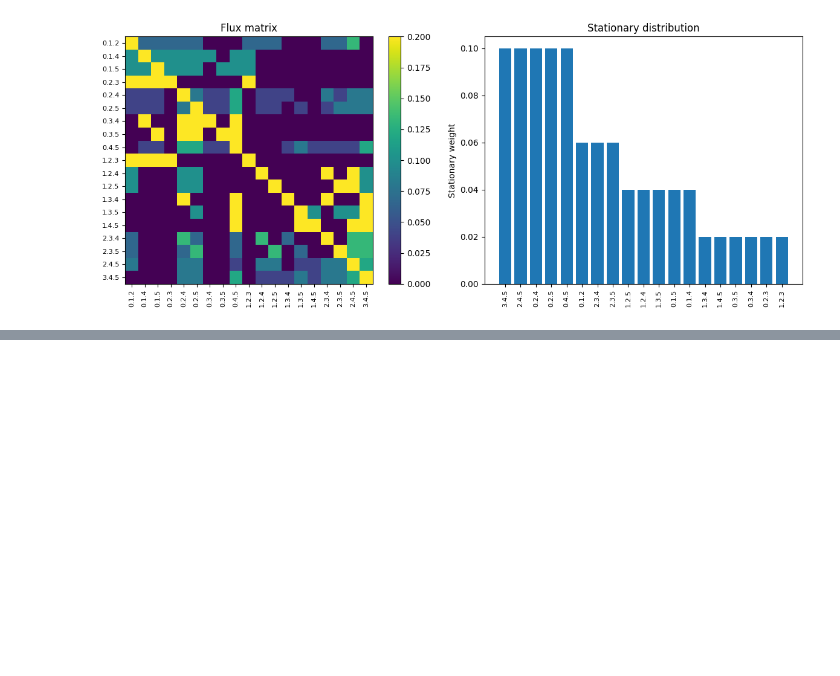
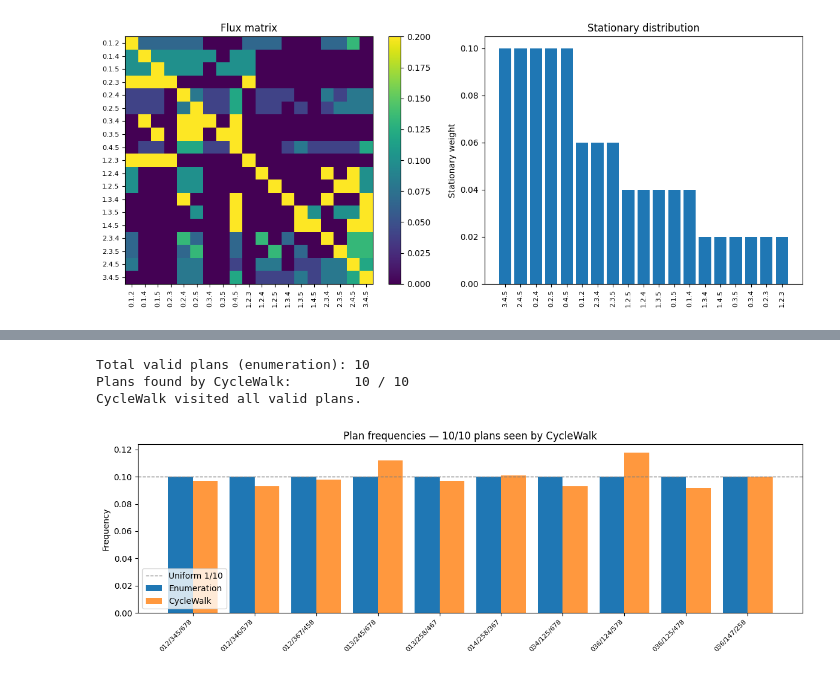
Before and after one commit to annacgilbert/gmstrat, a Jupyter notebook: exhaustive_3x3.ipynb, the cells around one changed output, grey strips where cells are left out. Saved outputs shown, nothing was run; the diff lists cells and outputs as text; code cells hidden in the pictures; blank space fills up the shorter version.

```diff
--- a/exhaustive_3x3.ipynb
+++ b/exhaustive_3x3.ipynb
@@ -280,0 +444,42 @@ plt.show()
+# %%
+def canonical_plan(sp_obj, plan_vector):
+    uid_to_dstr = {int(k): v for k, v in zip(sp_obj.df_districts.district_uid,
+                                               sp_obj.df_districts.district_str)}
+    return frozenset(uid_to_dstr[int(uid)] for uid in plan_vector)
+
+enum_canon = {canonical_plan(sp, row.plan_vector): row.freq
+              for _, row in sp.df_distributions.iterrows()}
+cw_canon   = {canonical_plan(sp_cw, row.plan_vector): row.freq
+              for _, row in sp_cw.df_distributions.iterrows()}
+
+print(f"Total valid plans (enumeration): {len(enum_canon)}")
+print(f"Plans found by CycleWalk:        {len(cw_canon)} / {len(enum_canon)}")
+missed = set(enum_canon) - set(cw_canon)
+if missed:
+    print(f"\nPlans NOT visited by CycleWalk ({len(missed)}):")
+    for p in sorted(["/".join(sorted(d)) for d in missed]):
+        print(f"  {p}")
+else:
+    print("CycleWalk visited all valid plans.")
+
+all_canon = sorted(set(enum_canon) | set(cw_canon), key=lambda p: tuple(sorted(p)))
+short_labels = ["/".join(d.replace(".", "") for d in sorted(p)) for p in all_canon]
+
+x = np.arange(len(all_canon))
+fig, ax = plt.subplots(figsize=(max(10, len(all_canon) * 1.2), 4))
+ax.bar(x - 0.2, [enum_canon.get(c, 0) for c in all_canon], width=0.4, label="Enumeration")
+ax.bar(x + 0.2, [cw_canon.get(c, 0)   for c in all_canon], width=0.4, label="CycleWalk", alpha=0.8)
+ax.axhline(1 / len(enum_canon), color="gray", linestyle="--", linewidth=1,
+           label=f"Uniform 1/{len(enum_canon)}")
+ax.set_xticks(x)
+ax.set_xticklabels(short_labels, rotation=45, ha="right", fontsize=8)
+ax.set_ylabel("Frequency")
+ax.set_title(f"Plan frequencies — {len(cw_canon)}/{len(enum_canon)} plans seen by CycleWalk")
+ax.legend()
+plt.tight_layout()
+plt.show()
+# %% [output]
+Total valid plans (enumeration): 10
+Plans found by CycleWalk:        10 / 10
+CycleWalk visited all valid plans.
+[figure, added]
```
Also changed, not shown: parts of 17 cells of this notebook.
